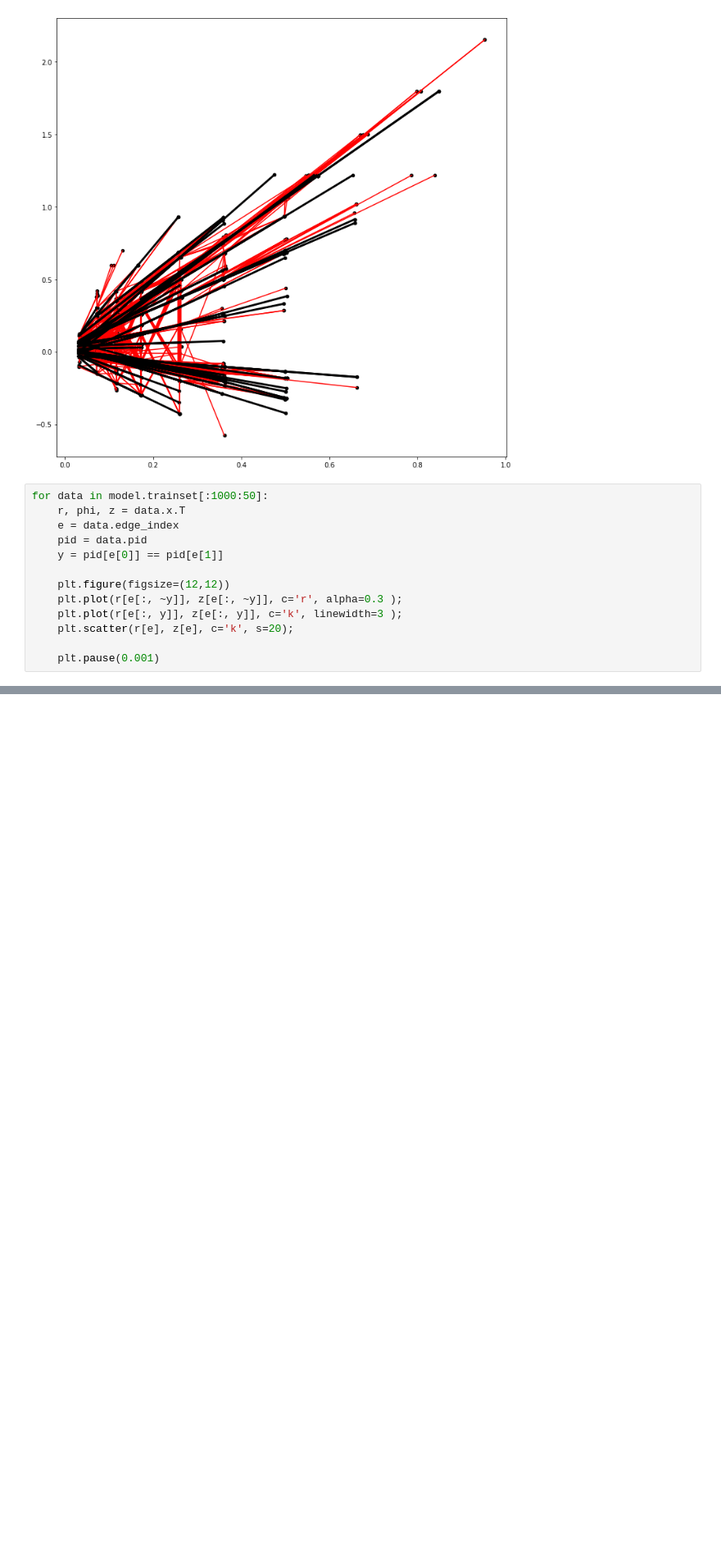
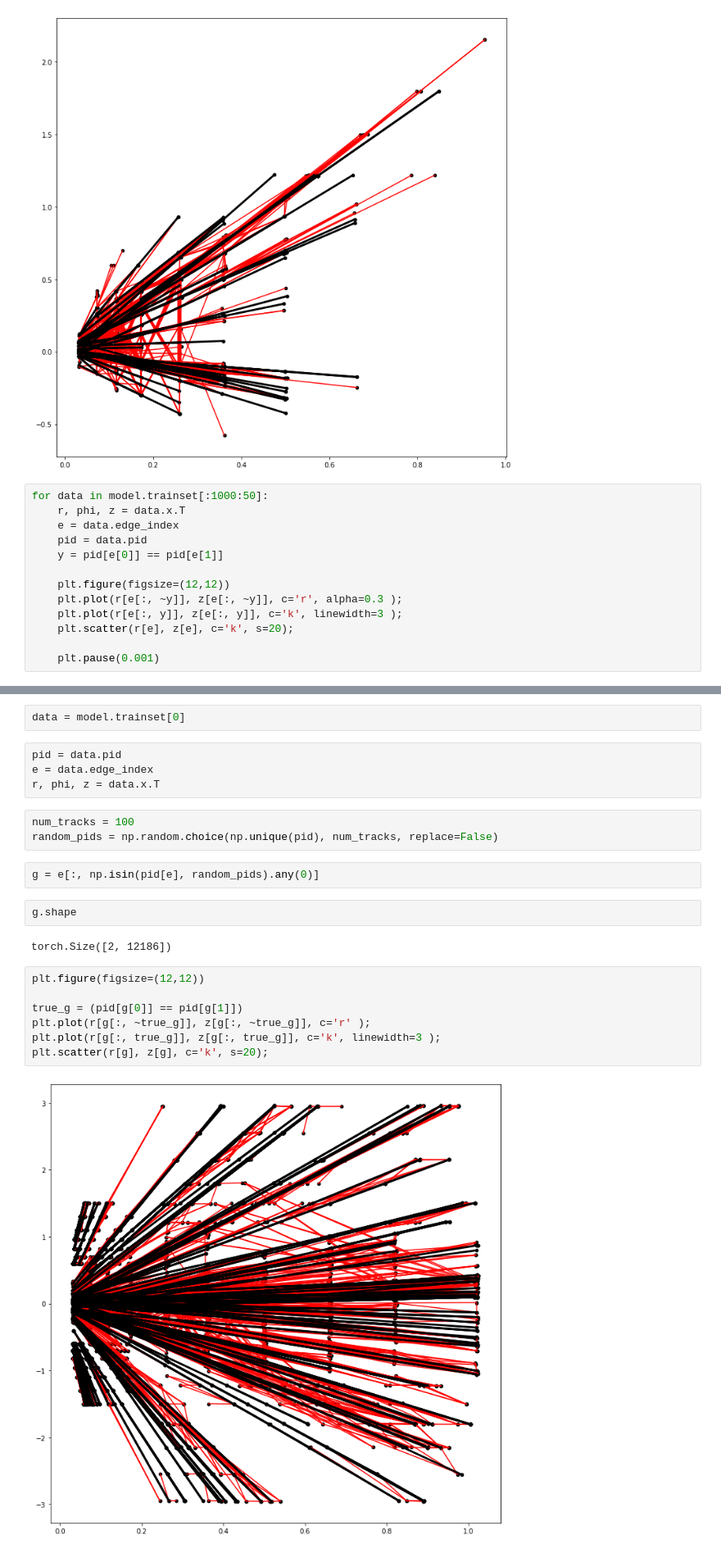
Before and after one commit to murnanedaniel/end-to-end, a Jupyter notebook: hypothesis_testing/Hypothesis_H.ipynb, the cells around one changed output, grey strips where cells are left out. Shown at 82% size. Drawn from its saved outputs; the diff is of its cells as text; blank space fills up the shorter version.

```diff
--- a/hypothesis_testing/Hypothesis_H.ipynb
+++ b/hypothesis_testing/Hypothesis_H.ipynb
@@ -1588,0 +933,24 @@ for data in model.trainset[:1000:50]:
+# %%
+data = model.trainset[0]
+# %%
+pid = data.pid
+e = data.edge_index
+r, phi, z = data.x.T
+# %%
+num_tracks = 100
+random_pids = np.random.choice(np.unique(pid), num_tracks, replace=False)
+# %%
+g = e[:, np.isin(pid[e], random_pids).any(0)]
+# %%
+g.shape
+# %% [output]
+torch.Size([2, 12186])
+# %%
+plt.figure(figsize=(12,12))
+
+true_g = (pid[g[0]] == pid[g[1]])
+plt.plot(r[g[:, ~true_g]], z[g[:, ~true_g]], c='r' );
+plt.plot(r[g[:, true_g]], z[g[:, true_g]], c='k', linewidth=3 );
+plt.scatter(r[g], z[g], c='k', s=20);
+# %% [output]
+[figure, added]
```
Also changed, not shown: parts of 94 cells of this notebook, 14 other files.
